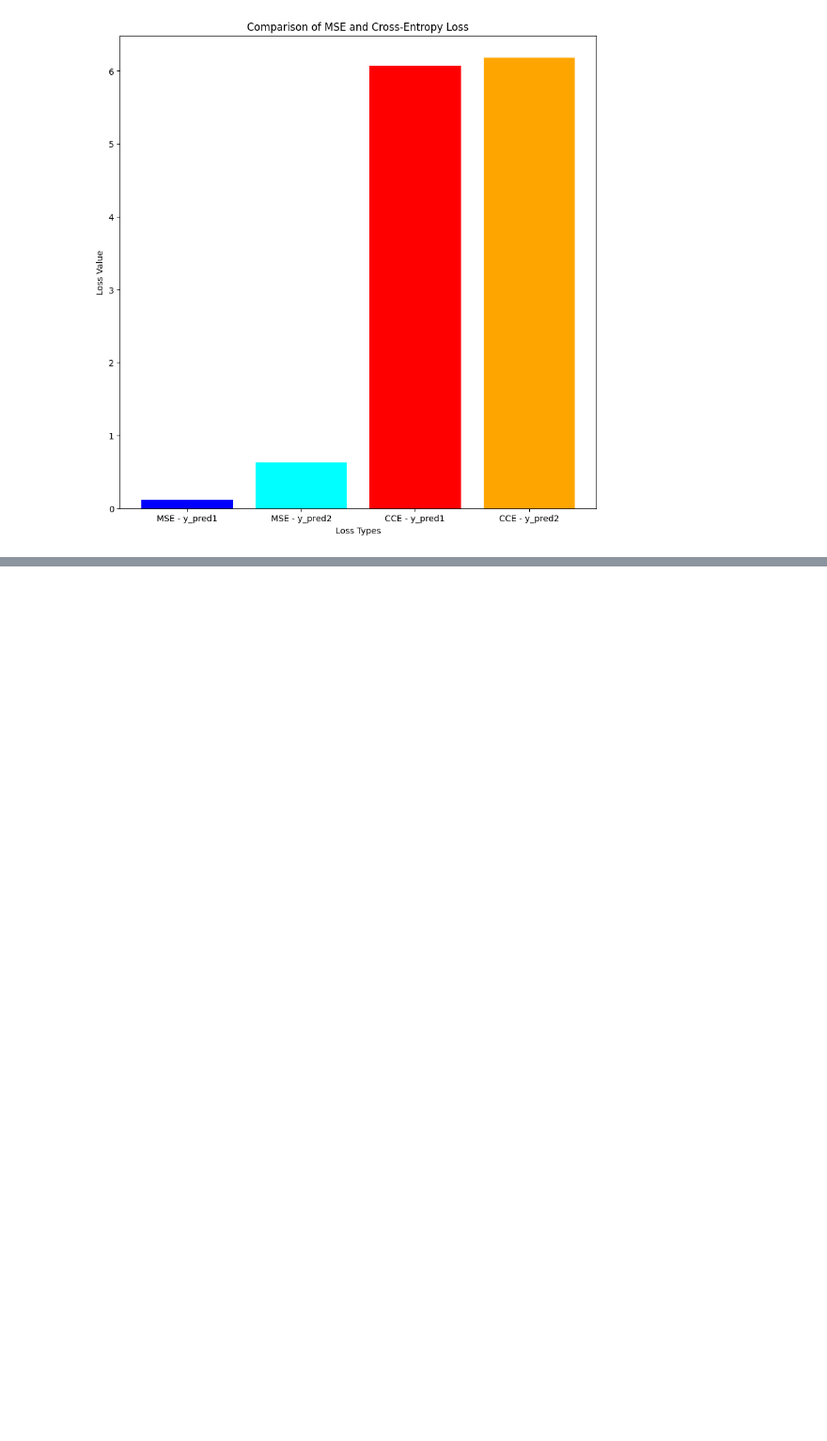
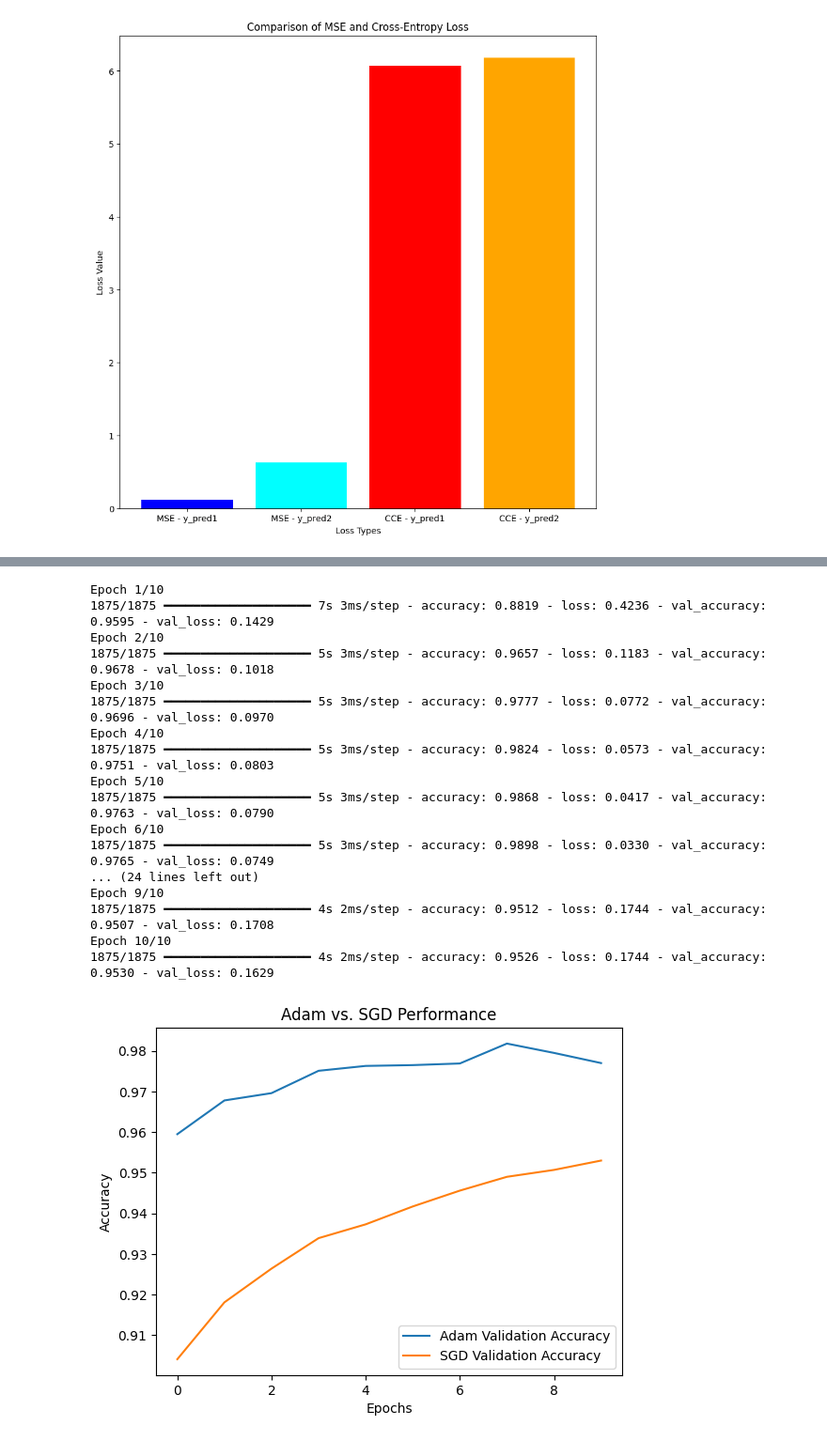
Before and after one commit to rahulboyina21/deeplearning, a Jupyter notebook: agmt-001.ipynb, the cells around one changed output, grey strips where cells are left out. Shown at 94% size. Drawn from its saved outputs; the diff is of its cells as text; code cells hidden in the pictures; blank space fills up the shorter version.

```diff
--- a/agmt-001.ipynb
+++ b/agmt-001.ipynb
@@ -179,0 +142,53 @@ Questions to Answer:
+# %%
+'''
+3.	Train a Model with Different Optimizers
+Task: Train MNIST Model with Adam & SGD
+1.	Load the MNIST dataset.
+2.	Train two models: One with Adam and another with SGD.
+3.	Compare training and validation accuracy trends.
+Expected Output:
+•	Accuracy plots comparing Adam vs. SGD performance.
+
+'''
+
+import tensorflow as tf
+from tensorflow import keras
+import matplotlib.pyplot as plt
+
+# Load MNIST dataset
+(x_train, y_train), (x_test, y_test) = keras.datasets.mnist.load_data()
+
+# Normalize pixel values
+x_train, x_test = x_train / 255.0, x_test / 255.0
+
+# Define a simple neural network model
+def create_model():
+    model = keras.Sequential([
+        keras.layers.Flatten(input_shape=(28, 28)),
+        keras.layers.Dense(128, activation='relu'),
+        keras.layers.Dense(10, activation='softmax')
+    ])
+    return model
+
+# Train and evaluate the model with different optimizers
+def train_model(optimizer_name, optimizer):
+    model = create_model()
+    model.compile(optimizer=optimizer,
+                  loss='sparse_categorical_crossentropy',
+                  metrics=['accuracy'])
+    history = model.fit(x_train, y_train, epochs=10, validation_data=(x_test, y_test), verbose=1)
+    return history
+
+# Train models with Adam and SGD
+history_adam = train_model("Adam", keras.optimizers.Adam())
+history_sgd = train_model("SGD", keras.optimizers.SGD())
+
+# Plot accuracy comparison
+plt.plot(history_adam.history['val_accuracy'], label='Adam Validation Accuracy')
+plt.plot(history_sgd.history['val_accuracy'], label='SGD Validation Accuracy')
+plt.xlabel('Epochs')
+plt.ylabel('Accuracy')
+plt.legend()
+plt.title('Adam vs. SGD Performance')
+plt.show()
+# %% [output]
@@ -179,0 +197,18 @@ Questions to Answer:
+Epoch 1/10
+1875/1875 ━━━━━━━━━━━━━━━━━━━━ 7s 3ms/step - accuracy: 0.8819 - loss: 0.4236 - val_accuracy: 0.9595 - val_loss: 0.1429
+Epoch 2/10
+1875/1875 ━━━━━━━━━━━━━━━━━━━━ 5s 3ms/step - accuracy: 0.9657 - loss: 0.1183 - val_accuracy: 0.9678 - val_loss: 0.1018
+Epoch 3/10
+1875/1875 ━━━━━━━━━━━━━━━━━━━━ 5s 3ms/step - accuracy: 0.9777 - loss: 0.0772 - val_accuracy: 0.9696 - val_loss: 0.0970
+Epoch 4/10
+1875/1875 ━━━━━━━━━━━━━━━━━━━━ 5s 3ms/step - accuracy: 0.9824 - loss: 0.0573 - val_accuracy: 0.9751 - val_loss: 0.0803
+Epoch 5/10
+1875/1875 ━━━━━━━━━━━━━━━━━━━━ 5s 3ms/step - accuracy: 0.9868 - loss: 0.0417 - val_accuracy: 0.9763 - val_loss: 0.0790
+Epoch 6/10
+1875/1875 ━━━━━━━━━━━━━━━━━━━━ 5s 3ms/step - accuracy: 0.9898 - loss: 0.0330 - val_accuracy: 0.9765 - val_loss: 0.0749
+... (24 lines left out)
+Epoch 9/10
+1875/1875 ━━━━━━━━━━━━━━━━━━━━ 4s 2ms/step - accuracy: 0.9512 - loss: 0.1744 - val_accuracy: 0.9507 - val_loss: 0.1708
+Epoch 10/10
+1875/1875 ━━━━━━━━━━━━━━━━━━━━ 4s 2ms/step - accuracy: 0.9526 - loss: 0.1744 - val_accuracy: 0.9530 - val_loss: 0.1629
+[figure, added]
```
Also changed, not shown: parts of 6 cells of this notebook.
